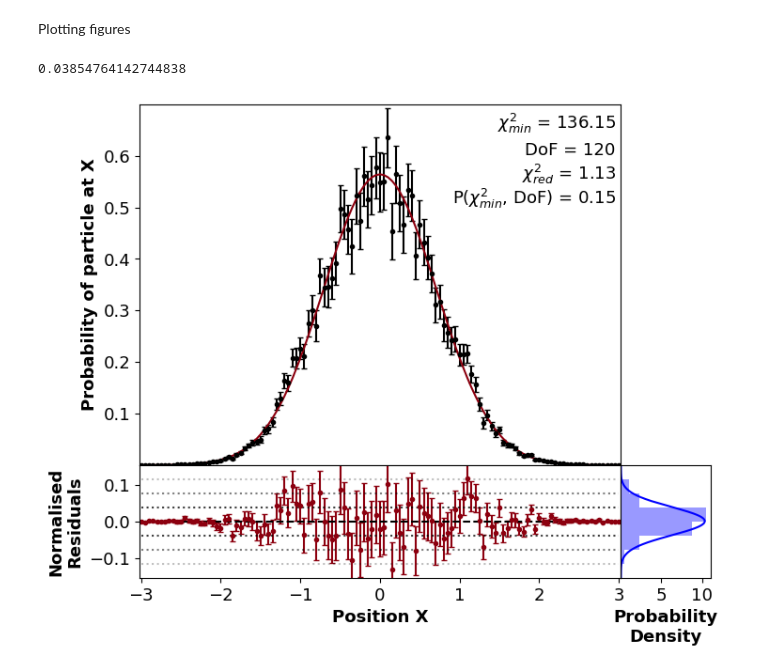
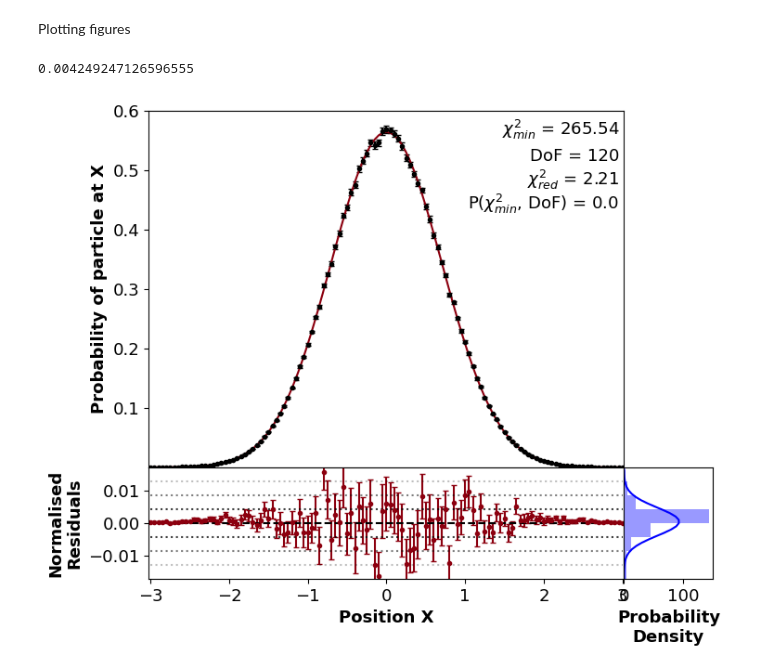
Before and after one commit to Wildeofthewest1/ProjectRepo, a Jupyter notebook: FeynmanPathIntegralJUPYTER.ipynb, the cells around one changed output. Cells and saved outputs as stored; diff of their text form; code cells hidden in the pictures.

```diff
--- a/FeynmanPathIntegralJUPYTER.ipynb
+++ b/FeynmanPathIntegralJUPYTER.ipynb
@@ -153,9 +153,9 @@ def path_error_analysis(paths_list, num_trials, Psi_func):
         errors.append(std_dev/np.sqrt(num_trials))
     return errors
 # %%
-paths_list = np.arange(1,121+1,1)#np.arange(121,121+1,1)  # Number of paths to test
+paths_list = [1,10,100,1000]#np.arange(1,121+1,1)#np.arange(121,121+1,1)  # Number of paths to test
 num_trials = 100                  # Number of trials for averaging
-#errors = path_error_analysis(paths_list, num_trials, Psi)
+errors = path_error_analysis(paths_list, num_trials, Psi)
 # %%
 values = ([8.63652542e-06, 9.96603027e-06, 1.37212462e-05, 1.73234191e-05,
        2.44182291e-05, 2.45815598e-05, 3.74163842e-05, 5.03139342e-05,
@@ -3851,13 +3841,11 @@ array([7.73378976e-06, 1.00826164e-05, 1.41177094e-05, 1.69180007e-05,
 Generate an average set of y values and standard errors for a set number of paths
 # %%
 def average(num_to_avs,paths1,Cs,As):
-    As = np.average(As)
     l = len(xs)
     array = np.zeros((num_to_avs,l))
     ave = np.zeros(l)
     errs = np.zeros(l)
-    patherrs = np.zeros(l)
-
+    paths = np.ones_like(As)*paths1
     #print(array)
     for i in range(num_to_avs):
         array[i] = Psi(paths1)
@@ -3867,15 +3855,16 @@ def average(num_to_avs,paths1,Cs,As):
     for k in range(l):
         errs[k] = np.std(array[:,k])
 
-    patherrs = Cs*((paths1)**As)
+    patherrs = Cs*((paths)**As)
 
     averageys = ave/num_to_avs
-    aveerrs = np.sqrt(0*(errs**2/num_to_avs) + (patherrs**2))
+    aveerrs = np.sqrt((errs**2/num_to_avs) + 0*(patherrs**2))
+    #aveerrs = patherrs
 
     return averageys, aveerrs
 # %%
-a = 1000
-ys, yerrs = average(100,a,Cs,As)# average(NumberOfAverages,NumberOfPaths)
+a = 1
+ys, yerrs = average(100,100,Cs,As)# average(NumberOfAverages,NumberOfPaths)
 # %% [markdown]
 This Calculates the Chi squared values
 # %%
@@ -4009,33 +3998,33 @@ for i in range(1,j):
 
 for i in range(-j+1,0):
     plt.plot(xs,i*stdresarray, color='black', linestyle='dotted', alpha = 1+i/j)
 
 plt.plot(xs,0*stdresarray, color='black', linestyle='dashed', alpha = 1)
 
 #######################################
 
 x = np.arange(-j*stdd,j*stdd,0.001)
 mean = statistics.mean(normres)
 sd = statistics.stdev(normres)
 
 
 f1.add_axes((plotwidth,-resplotheight,histplotwidth,resplotheight))#add axes for histogram plot
 plt.gca().set_ylim([-j*stdd,j*stdd])
 plt.gca().axes.get_yaxis().set_ticks([])
-plt.gca().axes.get_xaxis().set_ticks([5,10])
+#plt.gca().axes.get_xaxis().set_ticks([5,10])
 plt.yticks(fontsize = textsize)
 plt.xticks(fontsize = textsize)
 plt.xlabel("Probability\nDensity", fontsize = textsize, weight = "bold")
 histrange = np.arange(-j*stdd,(j+1)*stdd,stdd)
 
 plt.hist(normres, histrange, density=True, orientation = "horizontal", color = "blue", alpha = 0.4)
 plt.plot( norm.pdf(x, mean, sd), x, color = "blue")
 
 
 #actionarray = metropolis(100,0)
 #plt.plot(np.arange(0,100,1),actionarray)
 
 plt.show()
 # %% [output]
-0.03854764142744838
+0.004249247126596555
-[figure, old version]
+[figure, new version]
```
Also changed, not shown: parts of 2 cells of this notebook.
